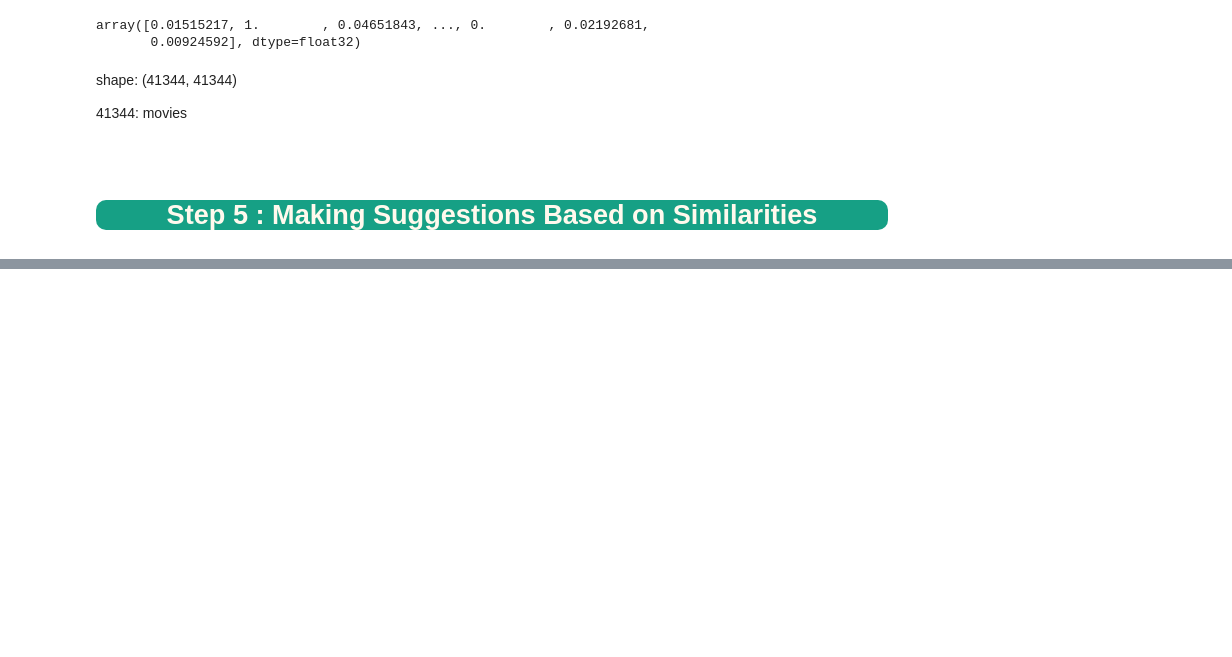
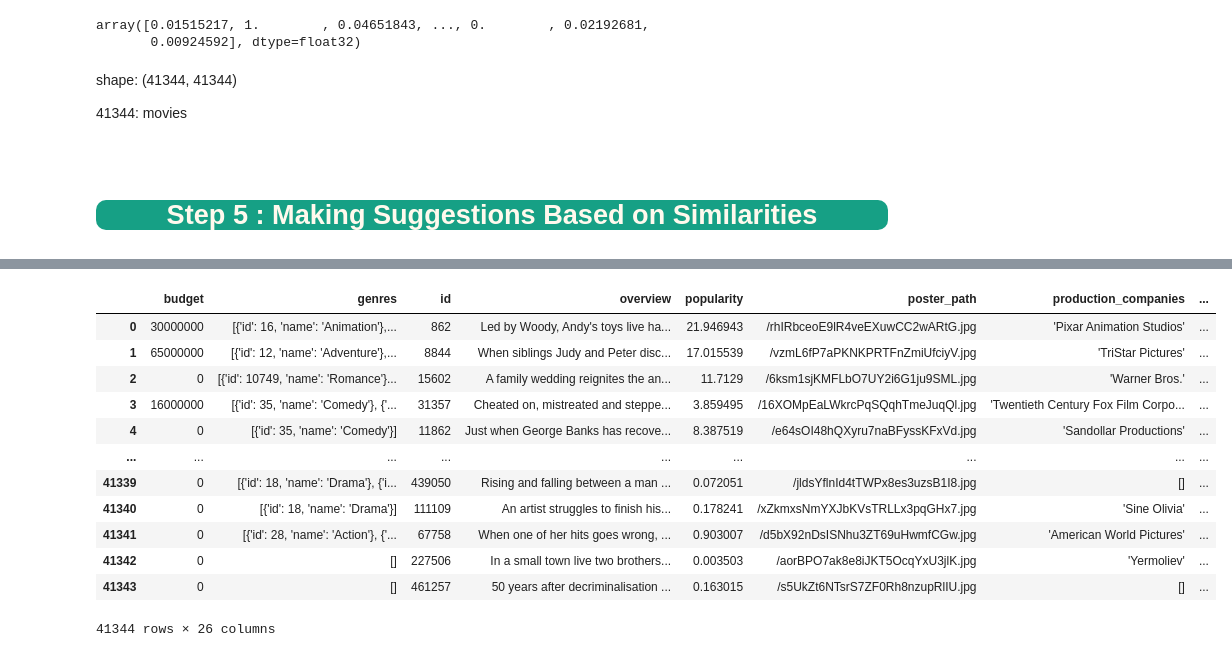
Before and after one commit to anilembel/NLP_Movie_Recommendation, a Jupyter notebook: TF-IDF_Movie_recommendation.ipynb, the cells around one changed output, grey strips where cells are left out. Cells and saved outputs as stored; diff of their text form; code cells hidden in the pictures; blank space fills up the shorter version.

```diff
--- a/TF-IDF_Movie_recommendation.ipynb
+++ b/TF-IDF_Movie_recommendation.ipynb
@@ -184,0 +171,33 @@ df['title'].iloc[movie_indices]
+# %%
+sim_movie_columns = ['sim_movie_1', 'sim_movie_2', 'sim_movie_3', 'sim_movie_4', 'sim_movie_5']
+sim_movies_df = df[sim_movie_columns]
+# %%
+def get_movie_info(movie_id):
+    movie = df[df['id'] == movie_id].iloc[0]
+    return {
+        'title': movie['title'],
+        'Language': movie['Language'],
+        'vote_average': movie['vote_average'],
+        'poster_path': movie['poster_path']
+    }
+# %%
+movie_info_df = sim_movies_df.applymap(lambda x: get_movie_info(x))
+# %%
+df = pd.concat([df, movie_info_df.add_suffix('_info')], axis=1)
+df.to_csv('..\Data\movies_with_recommendation.csv', index=False)
+# %%
+df
+# %% [output]
+|  | budget | genres | id | overview | popularity | poster_path | production_companies | ... |
+| 0 | 30000000 | [{'id': 16, 'name': 'Animation'},... | 862 | Led by Woody, Andy's toys live ha... | 21.946943 | /rhIRbceoE9lR4veEXuwCC2wARtG.jpg | 'Pixar Animation Studios' | ... |
+| 1 | 65000000 | [{'id': 12, 'name': 'Adventure'},... | 8844 | When siblings Judy and Peter disc... | 17.015539 | /vzmL6fP7aPKNKPRTFnZmiUfciyV.jpg | 'TriStar Pictures' | ... |
+| 2 | 0 | [{'id': 10749, 'name': 'Romance'}... | 15602 | A family wedding reignites the an... | 11.7129 | /6ksm1sjKMFLbO7UY2i6G1ju9SML.jpg | 'Warner Bros.' | ... |
+| 3 | 16000000 | [{'id': 35, 'name': 'Comedy'}, {'... | 31357 | Cheated on, mistreated and steppe... | 3.859495 | /16XOMpEaLWkrcPqSQqhTmeJuqQl.jpg | 'Twentieth Century Fox Film Corpo... | ... |
+| 4 | 0 | [{'id': 35, 'name': 'Comedy'}] | 11862 | Just when George Banks has recove... | 8.387519 | /e64sOI48hQXyru7naBFyssKFxVd.jpg | 'Sandollar Productions' | ... |
+| ... | ... | ... | ... | ... | ... | ... | ... | ... |
+| 41339 | 0 | [{'id': 18, 'name': 'Drama'}, {'i... | 439050 | Rising and falling between a man ... | 0.072051 | /jldsYflnId4tTWPx8es3uzsB1I8.jpg | [] | ... |
+| 41340 | 0 | [{'id': 18, 'name': 'Drama'}] | 111109 | An artist struggles to finish his... | 0.178241 | /xZkmxsNmYXJbKVsTRLLx3pqGHx7.jpg | 'Sine Olivia' | ... |
+| 41341 | 0 | [{'id': 28, 'name': 'Action'}, {'... | 67758 | When one of her hits goes wrong, ... | 0.903007 | /d5bX92nDsISNhu3ZT69uHwmfCGw.jpg | 'American World Pictures' | ... |
+| 41342 | 0 | [] | 227506 | In a small town live two brothers... | 0.003503 | /aorBPO7ak8e8iJKT5OcqYxU3jlK.jpg | 'Yermoliev' | ... |
+| 41343 | 0 | [] | 461257 | 50 years after decriminalisation ... | 0.163015 | /s5UkZt6NTsrS7ZF0Rh8nzupRlIU.jpg | [] | ... |
+41344 rows × 26 columns
```
Also changed, not shown: parts of 5 cells of this notebook.
